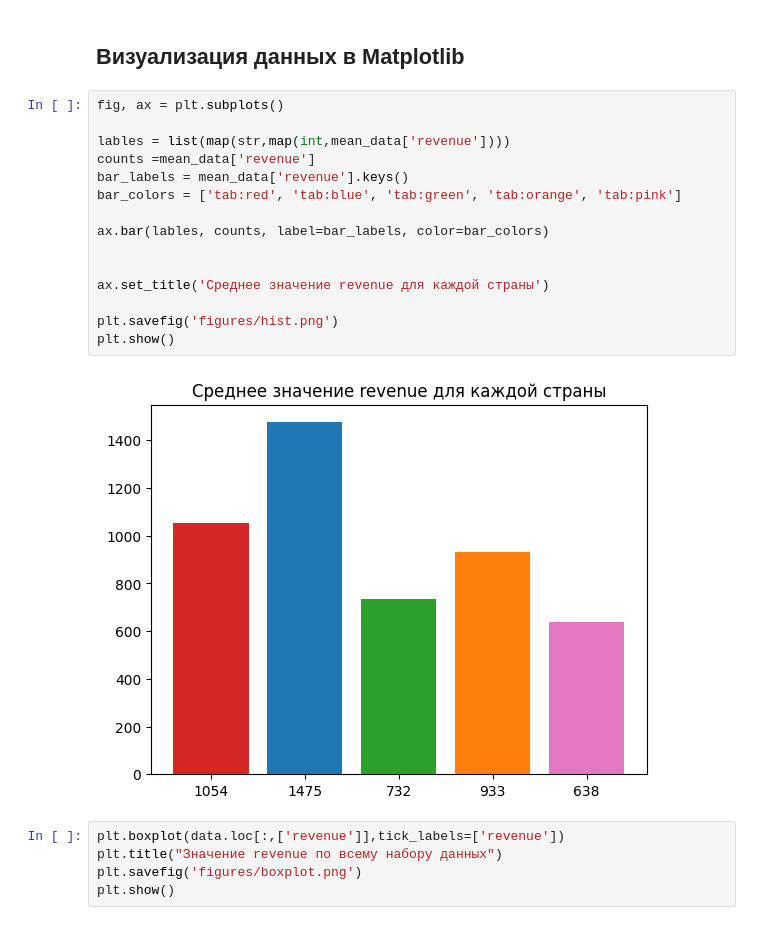
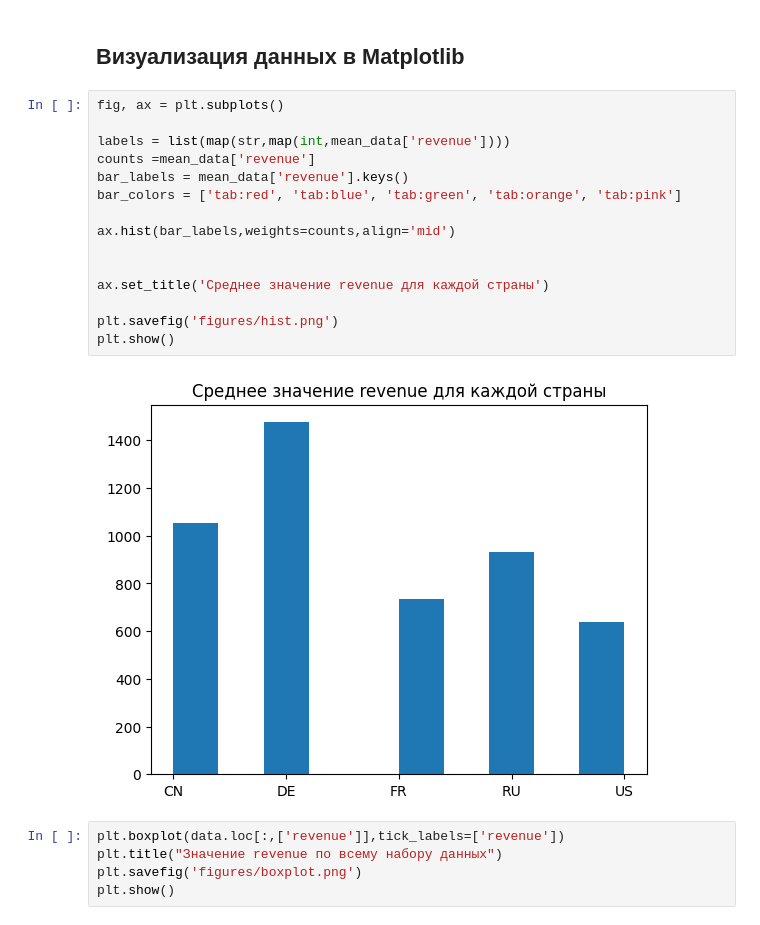
Before and after one commit to CircleCube89/didactic-pancake-AI-stuff, a Jupyter notebook: homeworks/HW02/HW02.ipynb, the cells around one changed output. Saved outputs shown, nothing was run; the diff lists cells and outputs as text.

```diff
--- a/homeworks/HW02/HW02.ipynb
+++ b/homeworks/HW02/HW02.ipynb
@@ -134,20 +133,20 @@ Cреднее значение для строк c корректными зна
 # %%
 fig, ax = plt.subplots()
 
-lables = list(map(str,map(int,mean_data['revenue'])))
+labels = list(map(str,map(int,mean_data['revenue'])))
 counts =mean_data['revenue']
 bar_labels = mean_data['revenue'].keys()
 bar_colors = ['tab:red', 'tab:blue', 'tab:green', 'tab:orange', 'tab:pink']
 
-ax.bar(lables, counts, label=bar_labels, color=bar_colors)
+ax.hist(bar_labels,weights=counts,align='mid')
 
 
 ax.set_title('Среднее значение revenue для каждой страны')
 
 plt.savefig('figures/hist.png')
 plt.show()
 # %% [output]
-[figure, old version]
+[figure, new version]
 # %%
 plt.boxplot(data.loc[:,['revenue']],tick_labels=['revenue'])
 plt.title("Значение revenue по всему набору данных")
```
Also changed, not shown: parts of 6 cells of this notebook, 2 other files.
